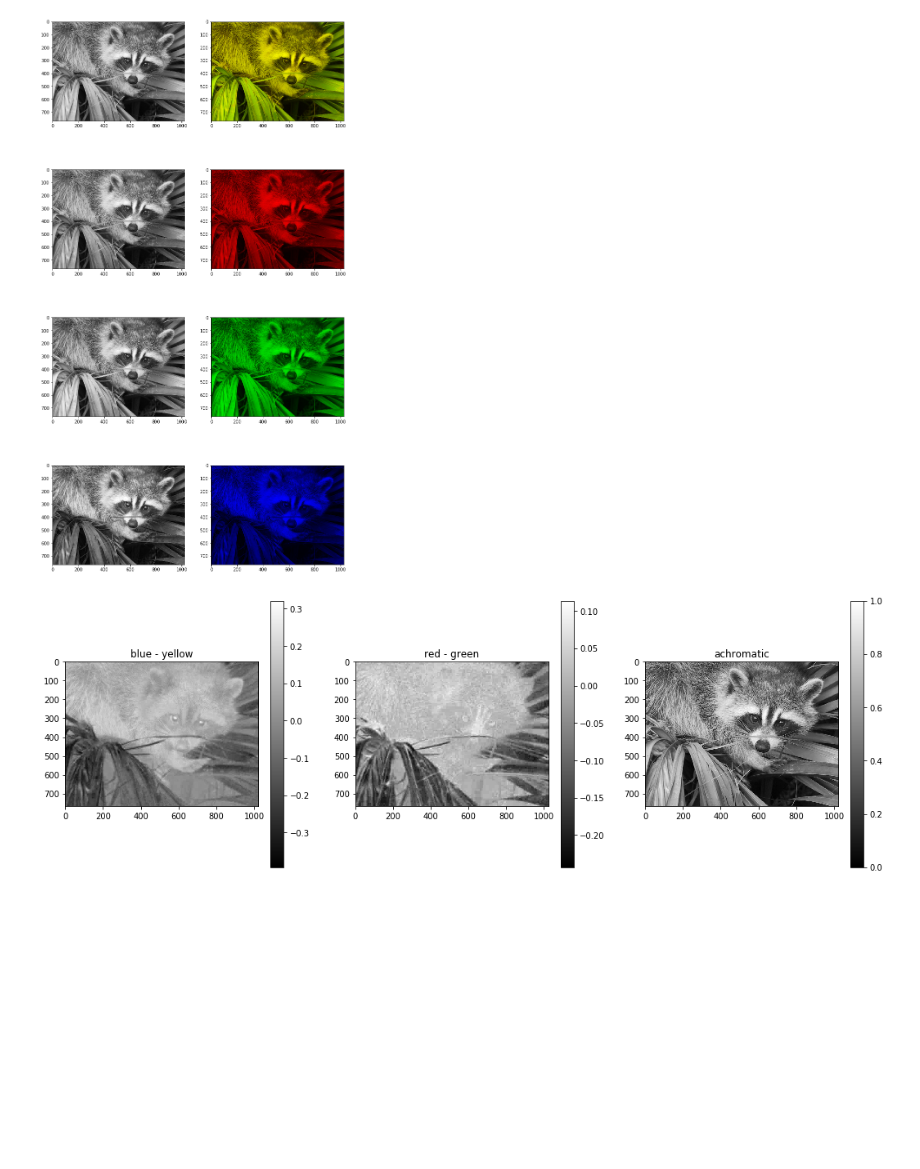
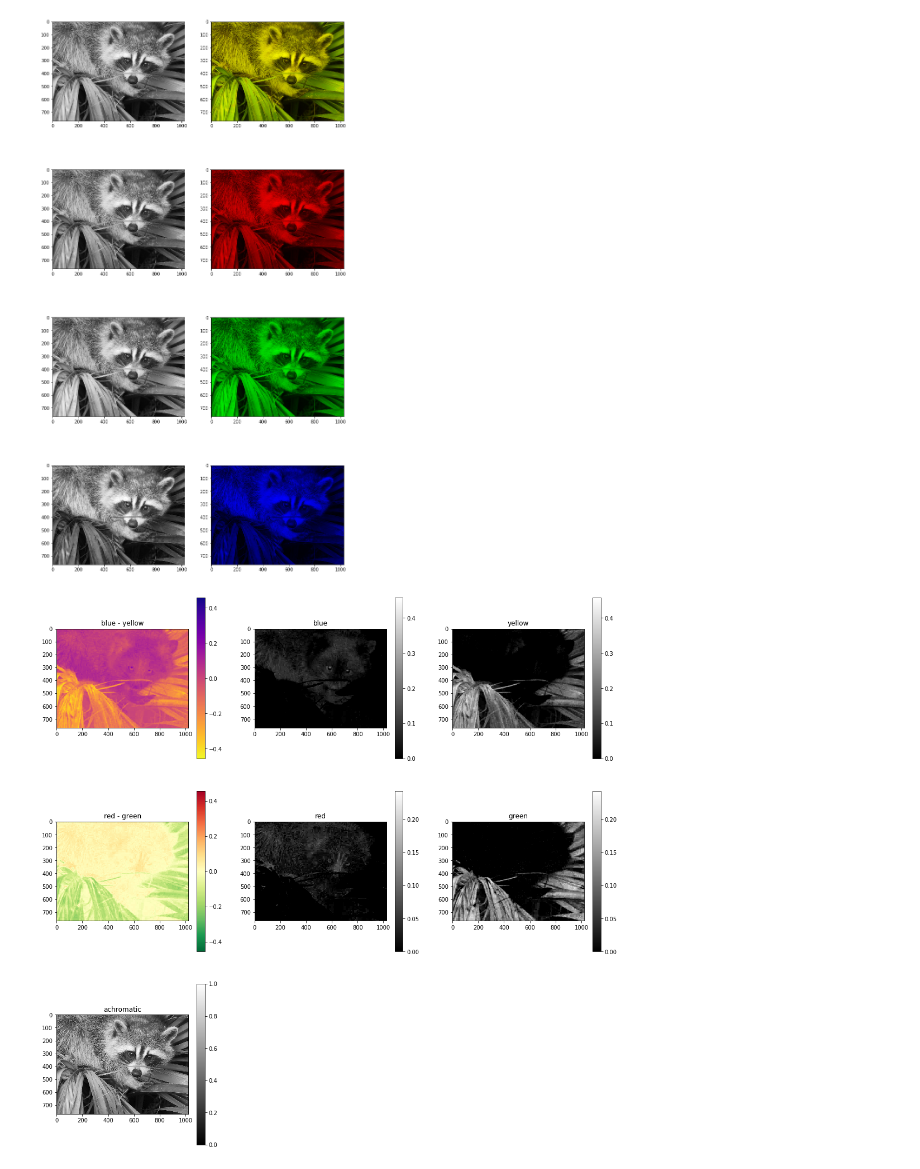
Before and after one commit to chanokin/convert_to_roc, a Jupyter notebook: color_encoding.ipynb, the cells around one changed output. Saved outputs shown, nothing was run; the diff lists cells and outputs as text; code cells hidden in the pictures; blank space fills up the shorter version.

Commit message:
changed sampling params, further on color encoding

```diff
--- a/color_encoding.ipynb
+++ b/color_encoding.ipynb
@@ -17,7 +17,8 @@ plt.show()
 [figure]
 # %%
 RED, GREEN, BLUE = range(3)
-yellow = (face[:, :, RED] * 0.299000 + face[:, :, GREEN] * 0.587000)
+# yellow = (face[:, :, RED] * 0.299000 + face[:, :, GREEN] * 0.587000)
+yellow = (face[:, :, RED] * 0.5 + face[:, :, GREEN] * 0.5)
 yellow2 = face.copy()
 yellow2[:, :, BLUE] = 0
 
@@ -64,23 +65,50 @@ plt.show()
 # %% [output]
 [figure]
 # %%
-fig = plt.figure(figsize=(fw*3, fw*1))
+fig = plt.figure(figsize=(fw*3, fw*3))
+by = blue - yellow
+rg = red - green
 
-ax = plt.subplot(1, 3, 1)
+by_max = np.abs(by).max()
+rg_max = np.abs(rg).max()
+max_max = max(by_max, rg_max)
+
+ax = plt.subplot(3, 3, 1)
 ax.set_title('blue - yellow')
-im = plt.imshow(blue - yellow, cmap='gray')#, vmin=-0.5, vmax=0.5)
+im = plt.imshow(by, cmap='plasma_r', vmin=-max_max, vmax=max_max)
 plt.colorbar(im)
 
-ax = plt.subplot(1, 3, 2)
-ax.set_title('red - green')
-im = plt.imshow(red - green, cmap='gray')#, vmin=-1, vmax=1)
+ax = plt.subplot(3, 3, 2)
+ax.set_title('blue')
+im = plt.imshow(by * (by > 0), cmap='gray', vmin=0.0, vmax=by_max)
 plt.colorbar(im)
 
-ax = plt.subplot(1, 3, 3)
+ax = plt.subplot(3, 3, 3)
+ax.set_title('yellow')
+im = plt.imshow(-by * (by < 0), cmap='gray', vmin=0.0, vmax=by_max)
+plt.colorbar(im)
+
+
+ax = plt.subplot(3, 3, 4)
+ax.set_title('red - green')
+im = plt.imshow(rg, cmap='RdYlGn_r', vmin=-max_max, vmax=max_max)
+plt.colorbar(im)
+
+ax = plt.subplot(3, 3, 5)
+ax.set_title('red')
+im = plt.imshow(rg * (rg > 0), cmap='gray', vmin=0.0, vmax=rg_max)
+plt.colorbar(im)
+
+ax = plt.subplot(3, 3, 6)
+ax.set_title('green')
+im = plt.imshow(-rg * (rg < 0), cmap='gray', vmin=0.0, vmax=rg_max)
+plt.colorbar(im)
+
+ax = plt.subplot(3, 3, 7)
 ax.set_title('achromatic')
 im = plt.imshow(green * 0.587 + red * 0.299 + blue * 0.114, cmap='gray', vmin=0, vmax=1)
 plt.colorbar(im)
 
 plt.show()
 # %% [output]
-[figure, old version]
+[figure, new version]
```
Also changed, not shown: 2 other files.
